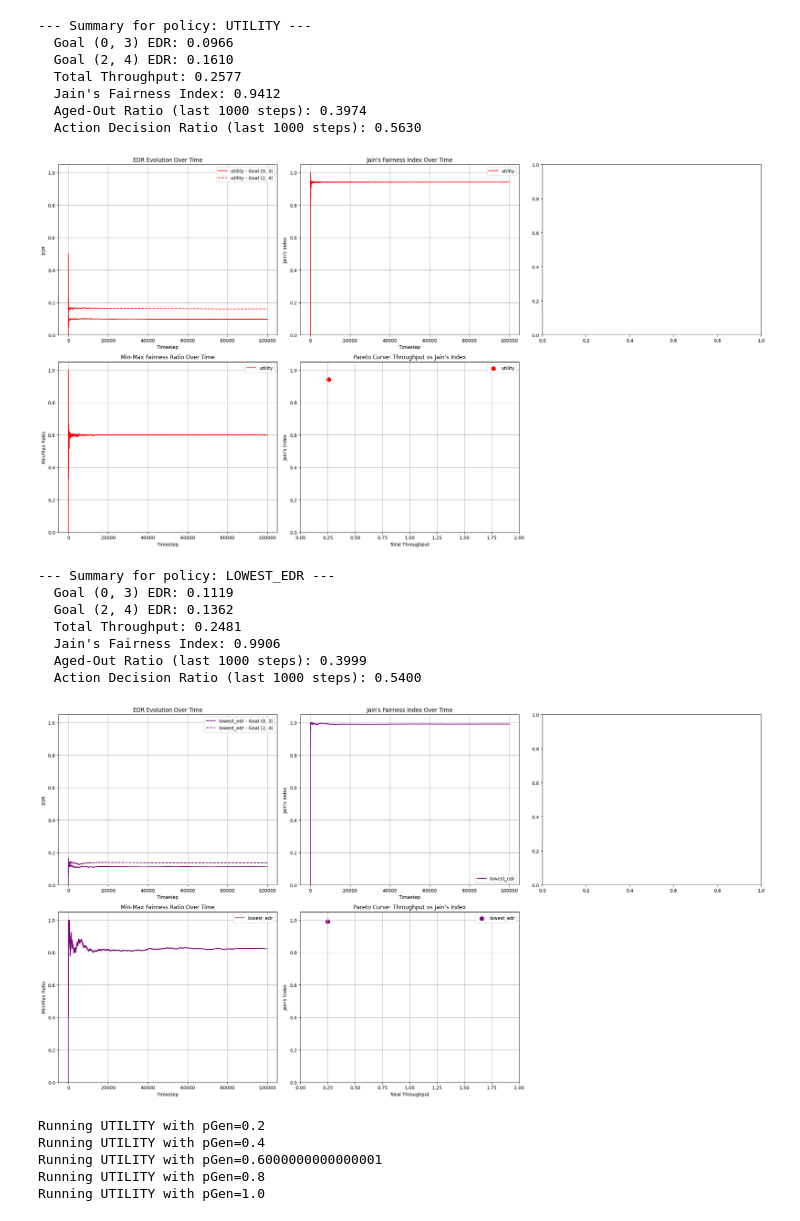
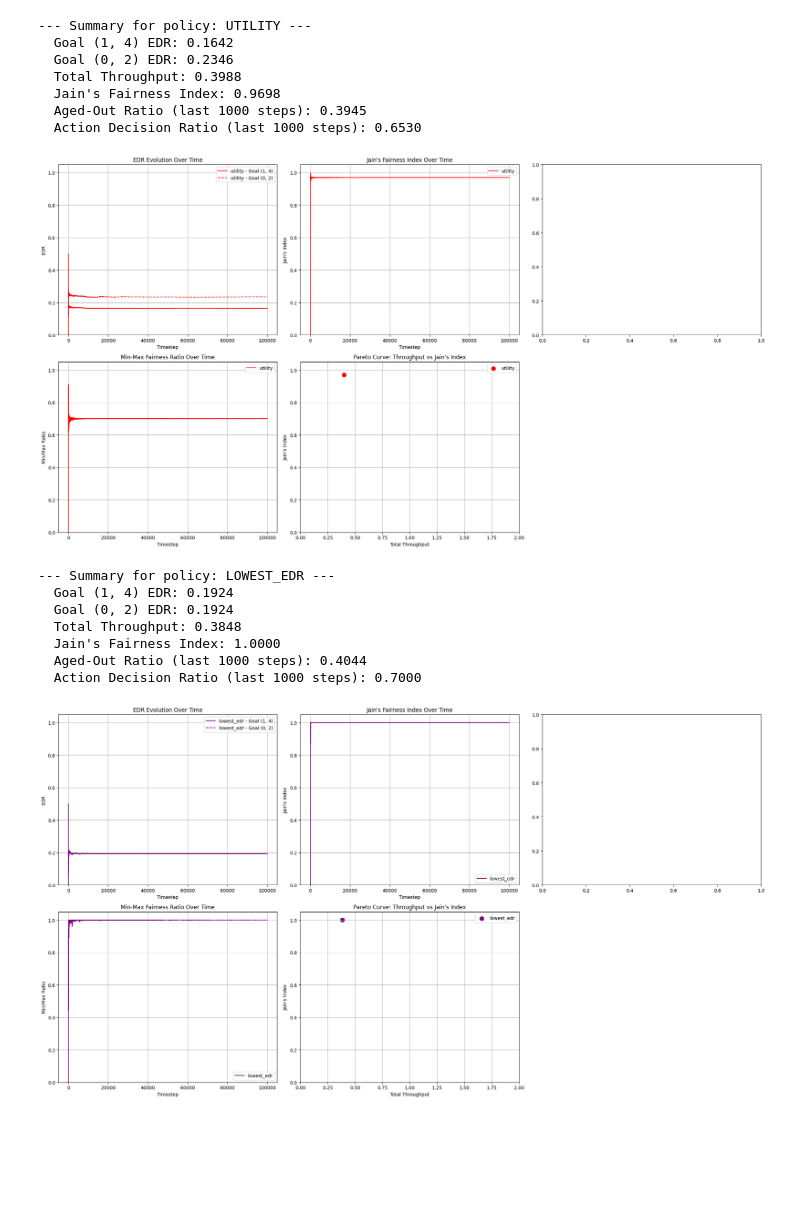
Before and after one commit to Berat03/quantumScheduling, a Jupyter notebook: new/greedy.ipynb, the cells around one changed output. Cells and saved outputs as stored; diff of their text form; code cells hidden in the pictures; blank space fills up the shorter version.

Commit message:
partial plots done and begining model compare

```diff
--- a/new/greedy.ipynb
+++ b/new/greedy.ipynb
@@ -342,6 +342,11 @@ pSwap       = 0.6
 pGen        = 0.6
 maxAge      = 2
 
+edges = [(0,1), (1,2), (2,3), (3,4)]
+goal_edges = [(1,4),(0,2)]
+pSwap       = 0.7
+pGen        = 0.7
+maxAge      =  3
 
 
 num_steps = 100000
@@ -368,69 +373,64 @@ results = {
     }
 }
 
 plot_greedy_policy_results(results, goal_edges)
 
 policy = 'lowest_edr'
 edr_history, fairness_history, goals_achieved, goal_attempts, total_timesteps, aged, actions = simulate_policy_multi_greedy(
     edges, goal_edges, pSwap, pGen, maxAge, policy, num_steps
 )
 
 
 results = {
     policy: {
         "edr_history": edr_history,
         "fairness_history": fairness_history,
         "goals_achieved": goals_achieved,
         "goal_attempts": goal_attempts,
         "total_timesteps": total_timesteps,
         "aged": aged,
         "actions": actions
     }
 }
 plot_greedy_policy_results(results, goal_edges)
 
 
 
 
-param_values = [0.2* i for i in range(1,6)]  # [0.1, 0.2, ..., 1.0]
-# Example sweep: vary pGen
-sweep_results = run_greedy_param_sweep(
-    edges=edges,
-    goalEdges=goal_edges,
-    param_name='pGen',
-    param_values=param_values,
-    fixed_params={'pGen': pSwap, 'pSwap': pGen, 'maxAge': maxAge},
-    policy='utility',  # or 'utility', 'random', etc.
-    num_steps=100000,
-    plot=False
-)
+# param_values = [0.2* i for i in range(1,6)]  # [0.1, 0.2, ..., 1.0]
+# # Example sweep: vary pGen
+# sweep_results = run_greedy_param_sweep(
+#     edges=edges,
+#     goalEdges=goal_edges,
+#     param_name='pGen',
+#     param_values=param_values,
+#     fixed_params={'pGen': pSwap, 'pSwap': pGen, 'maxAge': maxAge},
+#     policy='utility',  # or 'utility', 'random', etc.
+#     num_steps=100000,
+#     plot=False
+# )
 
-plot_full_greedy_param_analysis(
-    results=sweep_results,
-    param_vals=param_values,
-    param_name='pGen',
-    goal_edges=goal_edges,
-    policy_name="Random Greedy"
-)
+# plot_full_greedy_param_analysis(
+#     results=sweep_results,
+#     param_vals=param_values,
+#     param_name='pGen',
+#     goal_edges=goal_edges,
+#     policy_name="Random Greedy"
+# )
 # %% [output]
 --- Summary for policy: UTILITY ---
-  Goal (0, 3) EDR: 0.0966
-  Goal (2, 4) EDR: 0.1610
-  Total Throughput: 0.2577
-  Jain's Fairness Index: 0.9412
-  Aged-Out Ratio (last 1000 steps): 0.3974
-  Action Decision Ratio (last 1000 steps): 0.5630
+  Goal (1, 4) EDR: 0.1642
+  Goal (0, 2) EDR: 0.2346
+  Total Throughput: 0.3988
+  Jain's Fairness Index: 0.9698
+  Aged-Out Ratio (last 1000 steps): 0.3945
+  Action Decision Ratio (last 1000 steps): 0.6530
-[figure, old version]
+[figure, new version]
 --- Summary for policy: LOWEST_EDR ---
-  Goal (0, 3) EDR: 0.1119
-  Goal (2, 4) EDR: 0.1362
-  Total Throughput: 0.2481
-  Jain's Fairness Index: 0.9906
-  Aged-Out Ratio (last 1000 steps): 0.3999
-  Action Decision Ratio (last 1000 steps): 0.5400
+  Goal (1, 4) EDR: 0.1924
+  Goal (0, 2) EDR: 0.1924
+  Total Throughput: 0.3848
+  Jain's Fairness Index: 1.0000
+  Aged-Out Ratio (last 1000 steps): 0.4044
+  Action Decision Ratio (last 1000 steps): 0.7000
-[figure, old version]
+[figure, new version]
-Running UTILITY with pGen=0.2
-Running UTILITY with pGen=0.4
-Running UTILITY with pGen=0.6000000000000001
-Running UTILITY with pGen=0.8
-Running UTILITY with pGen=1.0
```
Also changed, not shown: parts of 1 cell of this notebook, 14 other files.
